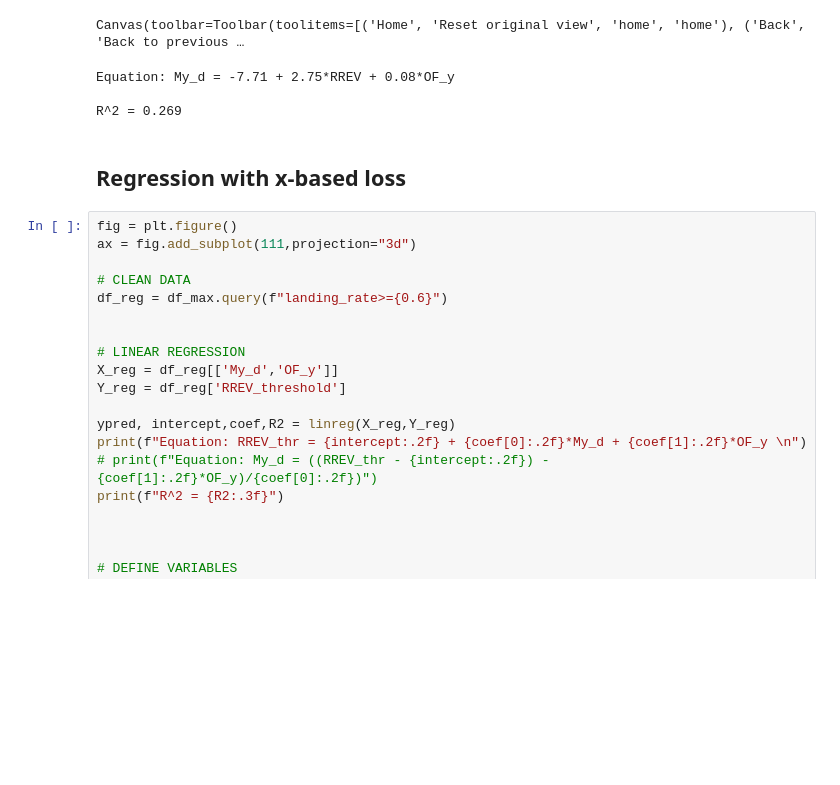
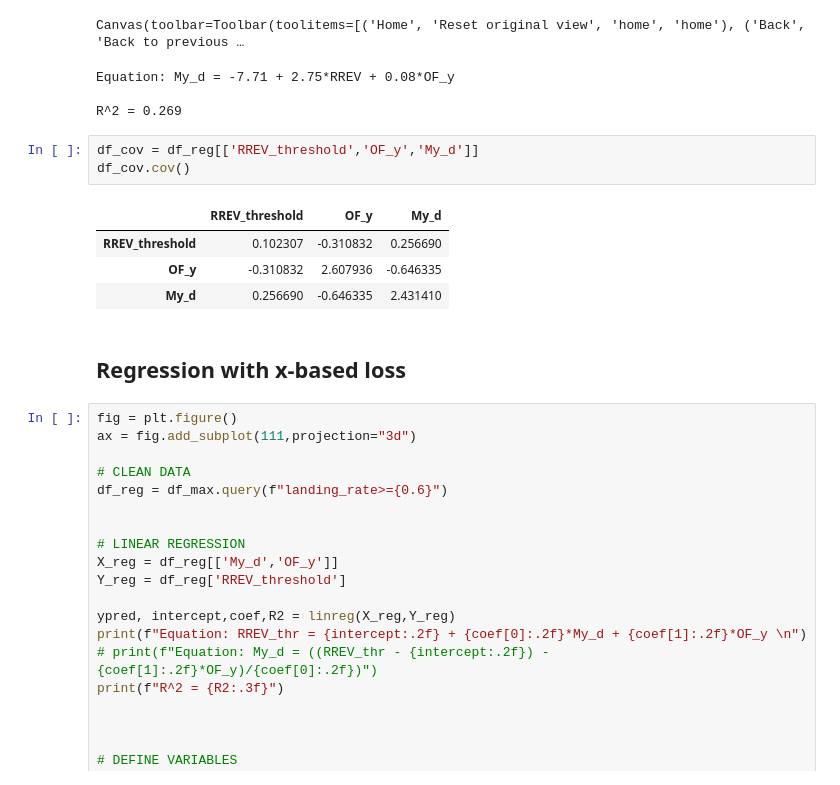
Before and after one commit to bhabas/sar_simulation, a Jupyter notebook: src/Projects/IROS_DataAnalysis/Narrow-Long_2-Policy/NL_2-Policy_Max_Analysis.ipynb, the cells around one changed output. Drawn from its saved outputs; the diff is of its cells as text; blank space fills up the shorter version.

```diff
--- a/src/Projects/IROS_DataAnalysis/Narrow-Long_2-Policy/NL_2-Policy_Max_Analysis.ipynb
+++ b/src/Projects/IROS_DataAnalysis/Narrow-Long_2-Policy/NL_2-Policy_Max_Analysis.ipynb
@@ -644,6 +644,14 @@ Canvas(toolbar=Toolbar(toolitems=[('Home', 'Reset original view', 'home', 'home'
 Equation: My_d = -7.71 + 2.75*RREV + 0.08*OF_y
 
 R^2 = 0.269
+# %%
+df_cov = df_reg[['RREV_threshold','OF_y','My_d']]
+df_cov.cov()
+# %% [output]
+|  | RREV_threshold | OF_y | My_d |
+| RREV_threshold | 0.102307 | -0.310832 | 0.256690 |
+| OF_y | -0.310832 | 2.607936 | -0.646335 |
+| My_d | 0.256690 | -0.646335 | 2.431410 |
 # %% [markdown]
 ## Regression with x-based loss
 # %%
```
Also changed, not shown: 13 other files.
